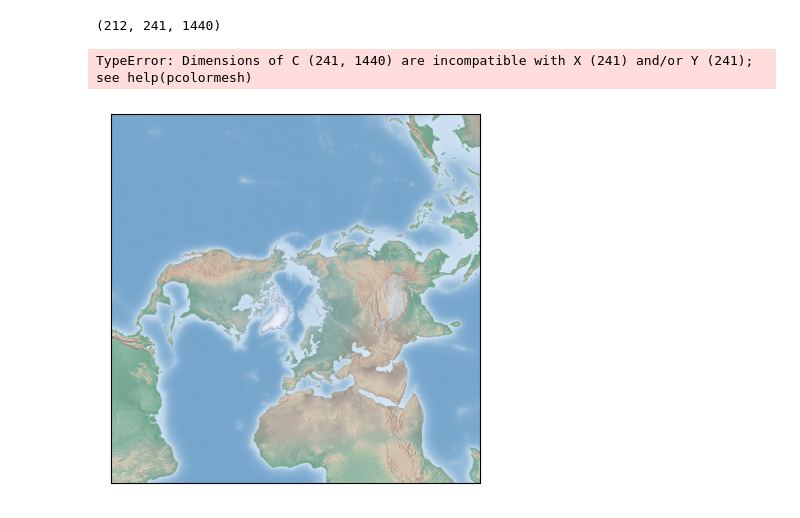
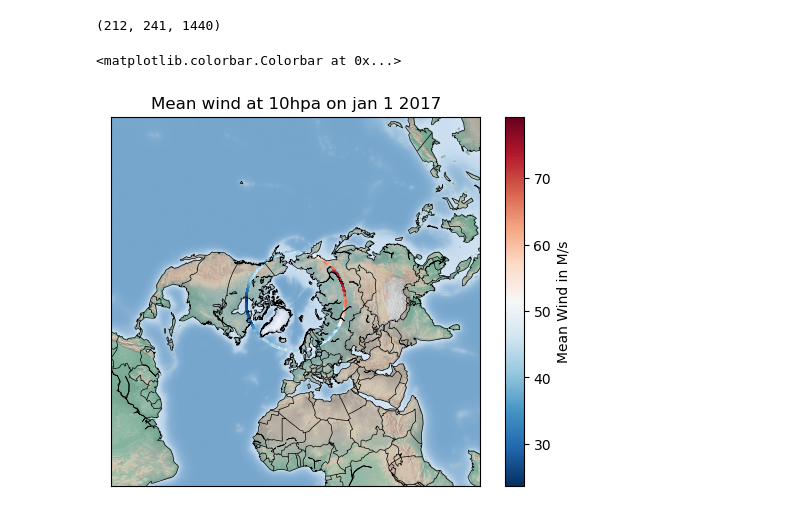
Before and after one commit to jonyjesus18/final-year-proj, a Jupyter notebook: load_era5_online.ipynb, the cells around one changed output. Drawn from its saved outputs; the diff is of its cells as text; code cells hidden in the pictures.

```diff
--- a/load_era5_online.ipynb
+++ b/load_era5_online.ipynb
@@ -39,0 +81,3 @@ wind_eastward = ds['u'][:year_days_dict[2017]]# eastward
+# %%
+wind_northward = ds['v']
+np.shape(wind_northward)
@@ -39,0 +86,3 @@ wind_eastward = ds['u'][:year_days_dict[2017]]# eastward
+# %%
+vertical_velocity = ds['w']
+np.shape(vertical_velocity)
@@ -39,0 +91,17 @@ wind_eastward = ds['u'][:year_days_dict[2017]]# eastward
+# %%
+for i in range(np.shape(ds['u'])[0]):
+    potential_vorticity = ds['pv'][i] # POTENTIAL_VORTICITY
+    relative_humidity = ds['r'][i] # RELATIVE_HUMIDITY
+    specific_humidy = ds['q'][i] # SPECIFIC_HUMIDTY
+    temperature = ds['t'][i] # TEMPERATURE
+    wind_eastward = ds['u'][i] # WIND_EASTWARD
+    wind_northward = ds['v'][i] # WIND_NORTHWARD
+    vertical_velocity = ds['w'][i] # VERTICAL_VELOCITY
+
+    np.savetxt(f"PROCESSED_ERA5_ONLINE/POTENTIAL_VORTICITY/{dates[i].strftime(('%d-%m-%Y'))}.csv", potential_vorticity, delimiter=",")
+    np.savetxt(f"PROCESSED_ERA5_ONLINE/RELATIVE_HUMIDITY/{dates[i].strftime(('%d-%m-%Y'))}.csv", relative_humidity, delimiter=",")
+    np.savetxt(f"PROCESSED_ERA5_ONLINE/SPECIFIC_HUMIDTY/{dates[i].strftime(('%d-%m-%Y'))}.csv", specific_humidy, delimiter=",")
+    np.savetxt(f"PROCESSED_ERA5_ONLINE/TEMPERATURE/{dates[i].strftime(('%d-%m-%Y'))}.csv", temperature, delimiter=",")
+    np.savetxt(f"PROCESSED_ERA5_ONLINE/WIND_EASTWARD{dates[i].strftime(('%d-%m-%Y'))}.csv", wind_eastward, delimiter=",")
+    np.savetxt(f"PROCESSED_ERA5_ONLINE/WIND_NORTHWARD/{dates[i].strftime(('%d-%m-%Y'))}.csv", wind_northward, delimiter=",")
+    np.savetxt(f"PROCESSED_ERA5_ONLINE/VERTICAL_VELOCITY/{dates[i].strftime(('%d-%m-%Y'))}.csv", vertical_velocity, delimiter=",")
@@ -52,8 +122,8 @@ grid = map_grid(grid_size=None, source = 'era5_online')
 wizard = data_wizard()
 
 select_area_indexer = grid.select_area_indexer(
-    min_lat= 60,
-    max_lat= 90,
+    min_lat= 59,
+    max_lat= 61,
     min_lon= -180,
     max_lon= 180)
 
@@ -61,27 +131,27 @@ data = wizard.data_filtering(select_area_indexer = select_area_indexer ,data = w
 # %%
 %matplotlib inline
 import numpy as np
 import matplotlib.pyplot as plt
 from mpl_toolkits.basemap import Basemap
 
 fig = plt.figure()
 # fig, axes = plt.subplots(1, 2)
 
 # axes[0].set_title("2018")
 m = Basemap(projection='npstere',boundinglat=0,lon_0=0,resolution='c')
 m.shadedrelief(scale=0.5)
 
 # use to plot areas in any section of the globe using a stereographic projection
 # m = Basemap(projection='stere',llcrnrlat=-80,urcrnrlat=80,\
 #             llcrnrlon=-180,urcrnrlon=180,lat_ts=20,resolution='c')
 
 m.pcolormesh(grid.grid_[0], grid.grid_[1], data,latlon=True, cmap='RdBu_r',shading='auto')
 m.drawcoastlines(linewidth=0.5,linestyle='solid')
 m.drawcountries(linewidth=0.5, linestyle='solid',color='k')
 
 
-plt.title(f'Mean wind at 10hpa on {date_string}')
+plt.title(f'Mean wind at 10hpa on jan 1 2017')
 plt.colorbar(label='Mean Wind in M/s')
 # %% [output]
-TypeError: Dimensions of C (241, 1440) are incompatible with X (241) and/or Y (241); see help(pcolormesh)
+<matplotlib.colorbar.Colorbar at 0x...>
-[figure, old version]
+[figure, new version]
```
Also changed, not shown: parts of 11 cells of this notebook.
